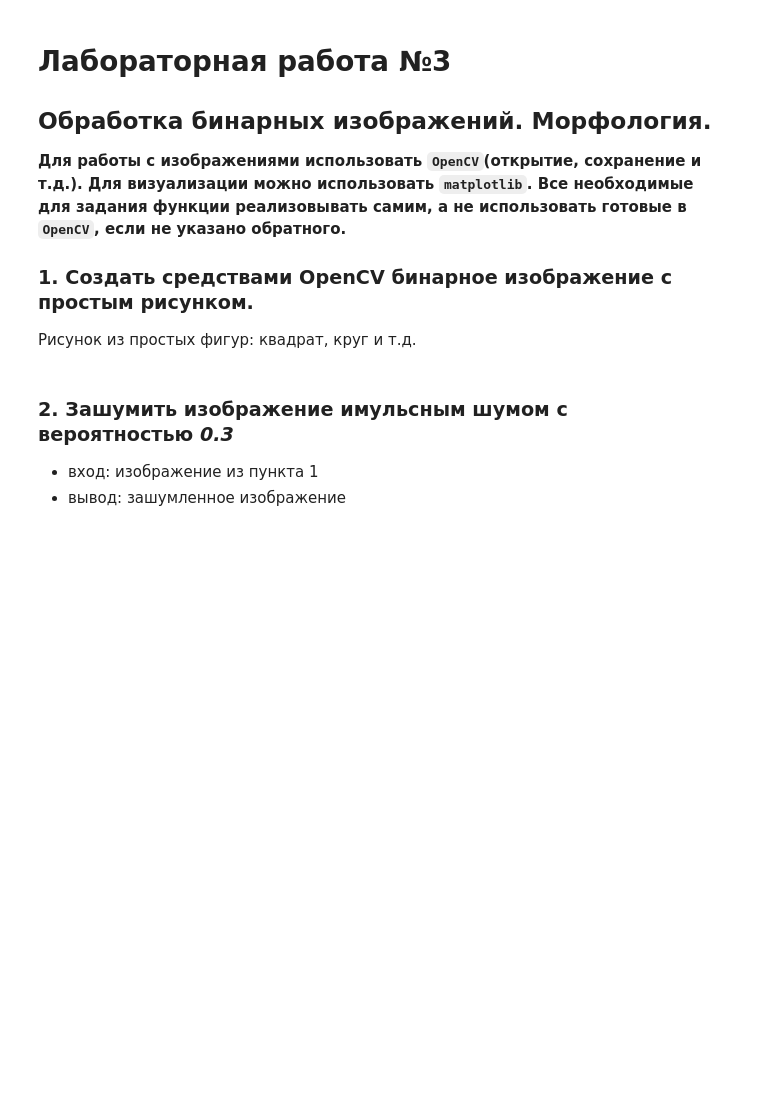
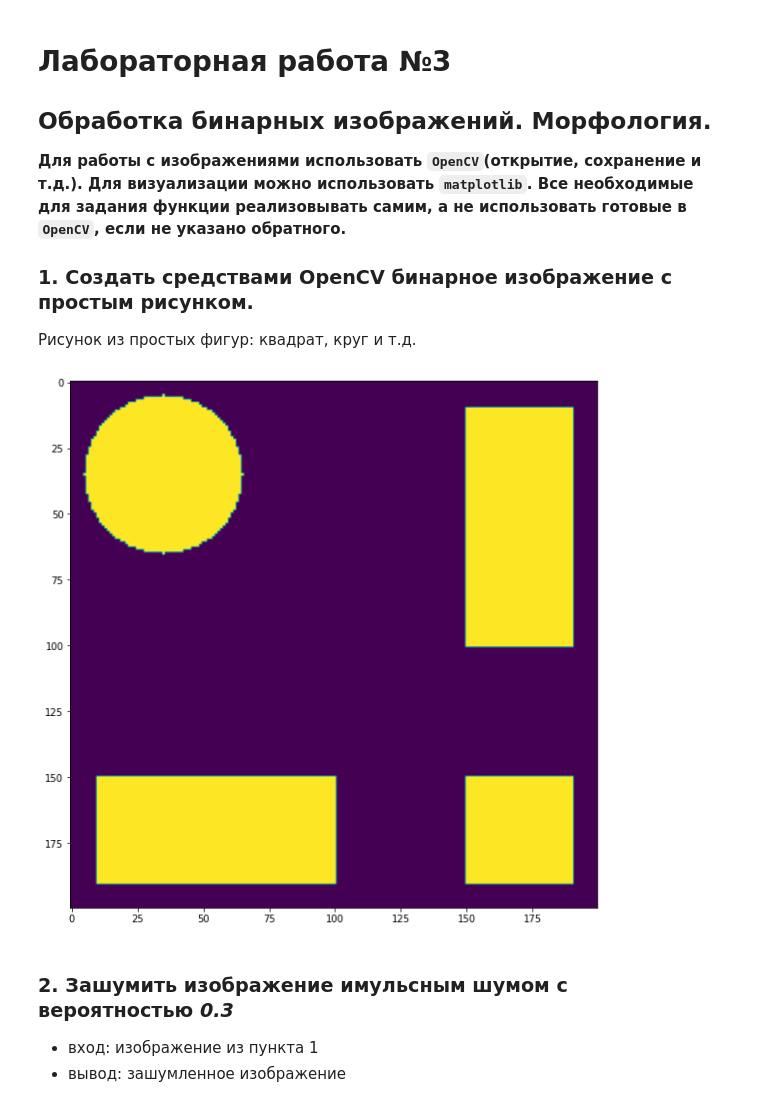
Before and after one commit to Liptee/Image-processing, a Jupyter notebook: LAB3/LAB3.ipynb, the cells around one changed output. Saved outputs shown, nothing was run; the diff lists cells and outputs as text; code cells hidden in the pictures; blank space fills up the shorter version.

```diff
--- a/LAB3/LAB3.ipynb
+++ b/LAB3/LAB3.ipynb
@@ -7,3 +13,18 @@
+# %%
+height, width = 200, 200
+img = np.full(shape=(height, width), fill_value=0)
+
+cv2.circle(img, center=(35, 35), radius=30, color=(1, 1, 1), thickness= -1)
+cv2.rectangle(img, pt1=(150, 150), pt2=(190, 190), color = (1,1,1), thickness= - 1)
+cv2.rectangle(img, pt1=(10, 150), pt2= (100, 190), color=(1,1,1), thickness= -1)
+cv2.rectangle(img, pt1=(150,10), pt2=(190, 100), color=(1,1,1), thickness = -1)
+
+fig = plt.figure(figsize=(12, 10))
+ax = fig.add_subplot()
+ax.imshow(img)
+plt.show()
+# %% [output]
+[figure, added]
 # %% [markdown]
 ### 2. Зашумить изображение имульсным шумом с вероятностью *0.3*
 - вход: изображение из пункта 1
```
Also changed, not shown: parts of 26 cells of this notebook, 3 other files.
